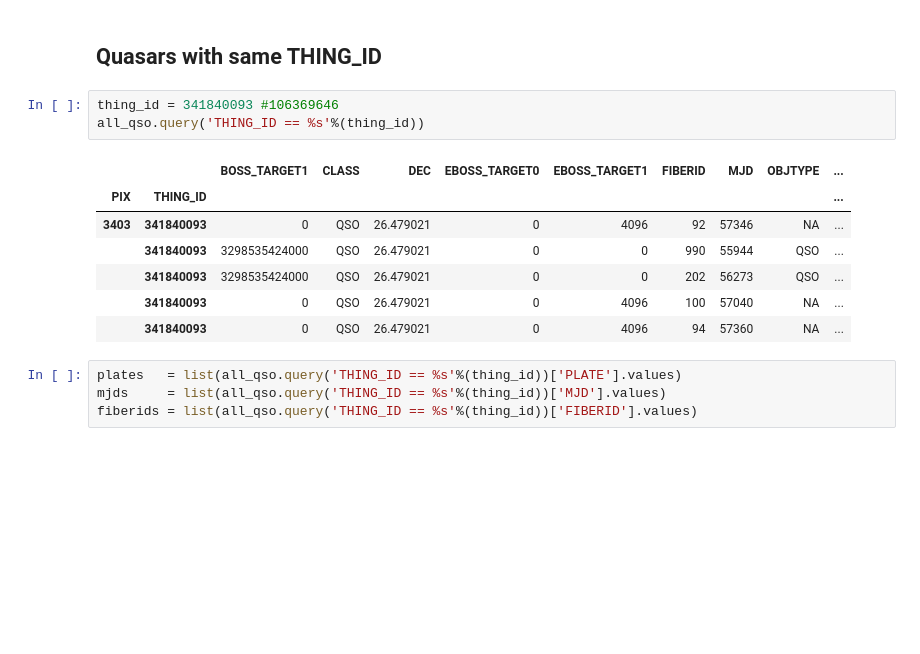
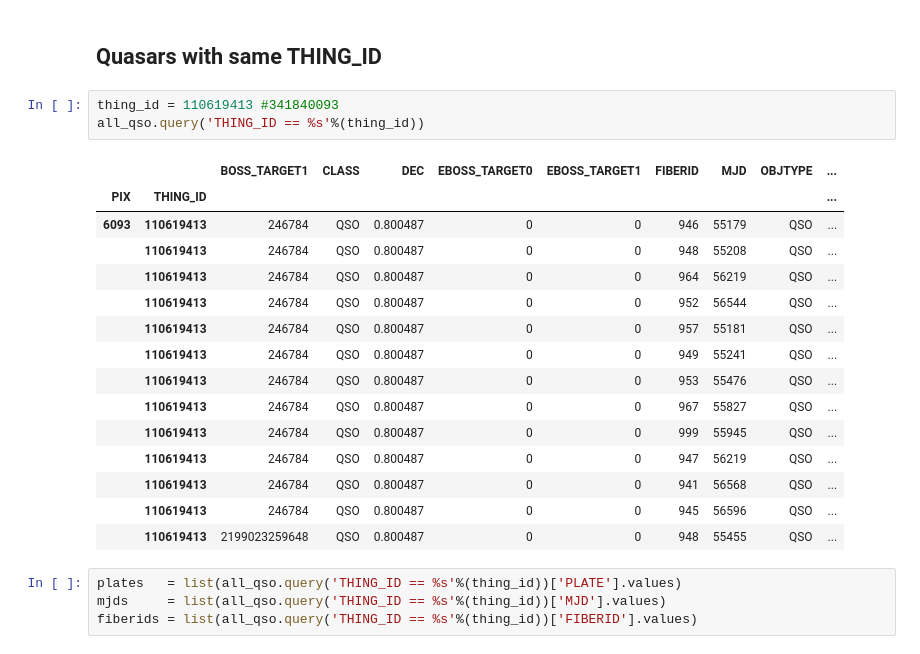
Before and after one commit to slosar/ForetFusion, a Jupyter notebook: sdss_catalog.ipynb, the cells around one changed output. Cells and saved outputs as stored; diff of their text form; blank space fills up the shorter version.

```diff
--- a/sdss_catalog.ipynb
+++ b/sdss_catalog.ipynb
@@ -213,16 +207,24 @@ def get_file(plate, name_of_file):
 # %% [markdown]
 ## Quasars with same THING_ID
 # %%
-thing_id = 341840093 #106369646
+thing_id = 110619413 #341840093
 all_qso.query('THING_ID == %s'%(thing_id))
 # %% [output]
 |  |  | BOSS_TARGET1 | CLASS | DEC | EBOSS_TARGET0 | EBOSS_TARGET1 | FIBERID | MJD | OBJTYPE | ... |
 | PIX | THING_ID |  |  |  |  |  |  |  |  | ... |
-| 3403 | 341840093 | 0 | QSO | 26.479021 | 0 | 4096 | 92 | 57346 | NA | ... |
-|  | 341840093 | 3298535424000 | QSO | 26.479021 | 0 | 0 | 990 | 55944 | QSO | ... |
-|  | 341840093 | 3298535424000 | QSO | 26.479021 | 0 | 0 | 202 | 56273 | QSO | ... |
-|  | 341840093 | 0 | QSO | 26.479021 | 0 | 4096 | 100 | 57040 | NA | ... |
-|  | 341840093 | 0 | QSO | 26.479021 | 0 | 4096 | 94 | 57360 | NA | ... |
+| 6093 | 110619413 | 246784 | QSO | 0.800487 | 0 | 0 | 946 | 55179 | QSO | ... |
+|  | 110619413 | 246784 | QSO | 0.800487 | 0 | 0 | 948 | 55208 | QSO | ... |
+|  | 110619413 | 246784 | QSO | 0.800487 | 0 | 0 | 964 | 56219 | QSO | ... |
+|  | 110619413 | 246784 | QSO | 0.800487 | 0 | 0 | 952 | 56544 | QSO | ... |
+|  | 110619413 | 246784 | QSO | 0.800487 | 0 | 0 | 957 | 55181 | QSO | ... |
+|  | 110619413 | 246784 | QSO | 0.800487 | 0 | 0 | 949 | 55241 | QSO | ... |
+|  | 110619413 | 246784 | QSO | 0.800487 | 0 | 0 | 953 | 55476 | QSO | ... |
+|  | 110619413 | 246784 | QSO | 0.800487 | 0 | 0 | 967 | 55827 | QSO | ... |
+|  | 110619413 | 246784 | QSO | 0.800487 | 0 | 0 | 999 | 55945 | QSO | ... |
+|  | 110619413 | 246784 | QSO | 0.800487 | 0 | 0 | 947 | 56219 | QSO | ... |
+|  | 110619413 | 246784 | QSO | 0.800487 | 0 | 0 | 941 | 56568 | QSO | ... |
+|  | 110619413 | 246784 | QSO | 0.800487 | 0 | 0 | 945 | 56596 | QSO | ... |
+|  | 110619413 | 2199023259648 | QSO | 0.800487 | 0 | 0 | 948 | 55455 | QSO | ... |
 # %%
 plates   = list(all_qso.query('THING_ID == %s'%(thing_id))['PLATE'].values)
 mjds     = list(all_qso.query('THING_ID == %s'%(thing_id))['MJD'].values)
```
Also changed, not shown: parts of 2 cells of this notebook, 3 other files.
